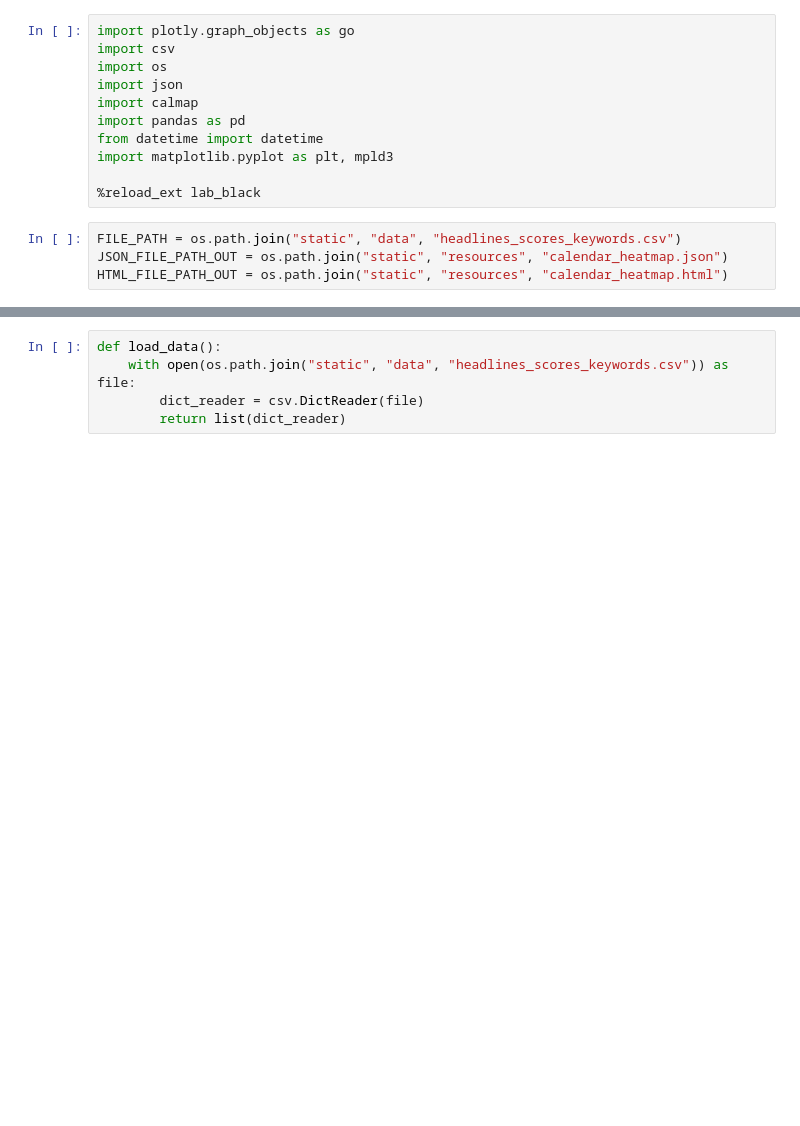
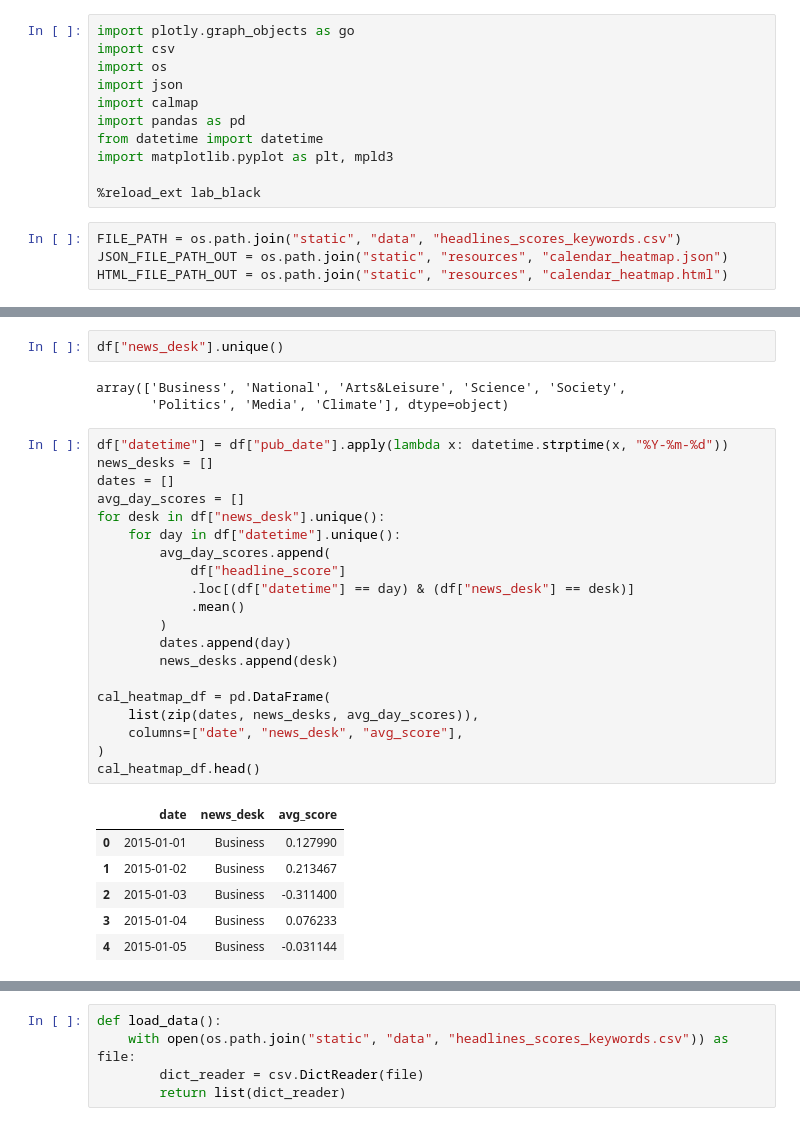
Before and after one commit to iCode13/News-Sentiment-Analysis-App, a Jupyter notebook: news_app/plotly_test.ipynb, the cells around one changed output, grey strips where cells are left out. Cells and saved outputs as stored; diff of their text form; blank space fills up the shorter version.

```diff
--- a/news_app/plotly_test.ipynb
+++ b/news_app/plotly_test.ipynb
@@ -15,0 +37,32 @@ HTML_FILE_PATH_OUT = os.path.join("static", "resources", "calendar_heatmap.html"
+# %%
+df["news_desk"].unique()
+# %% [output]
+array(['Business', 'National', 'Arts&Leisure', 'Science', 'Society',
+       'Politics', 'Media', 'Climate'], dtype=object)
+# %%
+df["datetime"] = df["pub_date"].apply(lambda x: datetime.strptime(x, "%Y-%m-%d"))
+news_desks = []
+dates = []
+avg_day_scores = []
+for desk in df["news_desk"].unique():
+    for day in df["datetime"].unique():
+        avg_day_scores.append(
+            df["headline_score"]
+            .loc[(df["datetime"] == day) & (df["news_desk"] == desk)]
+            .mean()
+        )
+        dates.append(day)
+        news_desks.append(desk)
+
+cal_heatmap_df = pd.DataFrame(
+    list(zip(dates, news_desks, avg_day_scores)),
+    columns=["date", "news_desk", "avg_score"],
+)
+cal_heatmap_df.head()
+# %% [output]
+|  | date | news_desk | avg_score |
+| 0 | 2015-01-01 | Business | 0.127990 |
+| 1 | 2015-01-02 | Business | 0.213467 |
+| 2 | 2015-01-03 | Business | -0.311400 |
+| 3 | 2015-01-04 | Business | 0.076233 |
+| 4 | 2015-01-05 | Business | -0.031144 |
```
Also changed, not shown: parts of 3 cells of this notebook.
